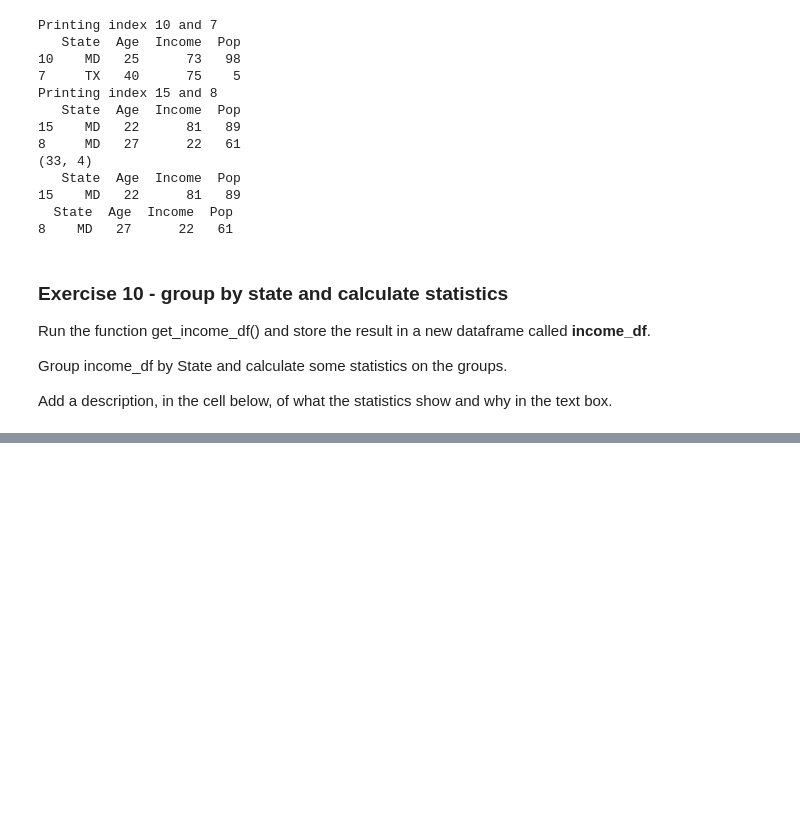
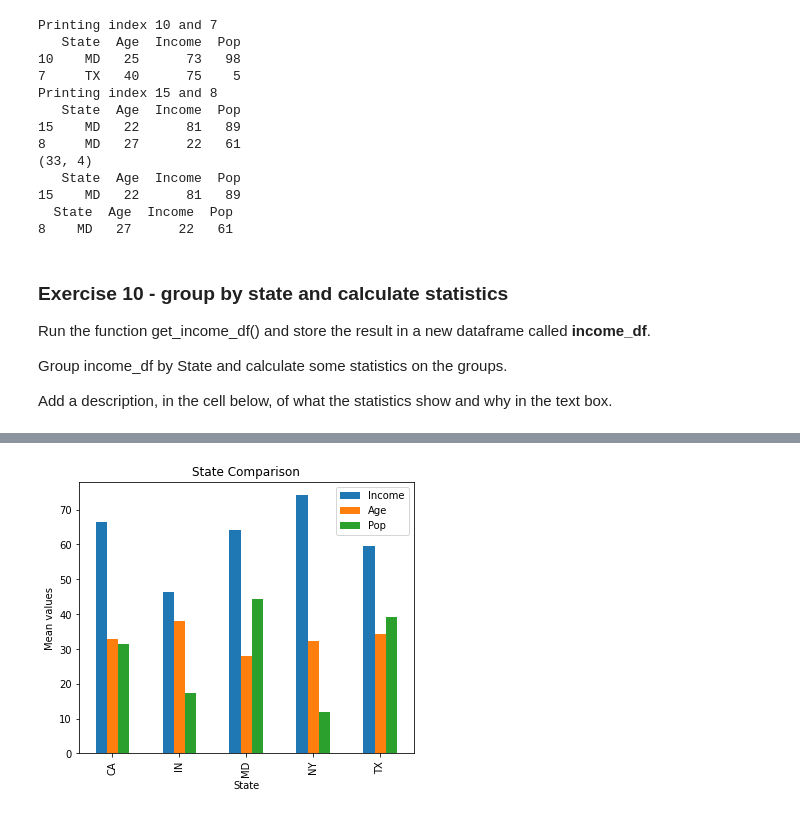
Before and after one commit to njaincode/python_for_data_science, a Jupyter notebook: Wrangle_the_data.ipynb, the cells around one changed output, grey strips where cells are left out. Drawn from its saved outputs; the diff is of its cells as text; code cells hidden in the pictures; blank space fills up the shorter version.

```diff
--- a/Wrangle_the_data.ipynb
+++ b/Wrangle_the_data.ipynb
@@ -544,5 +555,6 @@ Add a description, in the cell below, of what the statistics show and why in the
 # %%
 import pandas as pd
+import matplotlib.pyplot as plt
 
 def clean_state(df):
   # convert the values in the Pop column to numbers of 1000s from actual numbers (rounded)
@@ -585,6 +597,31 @@ def calculate_stat():
   income_df = get_income_df()
 
   # 2. Group income_df by State and calculate some statistics on the groups.
+  # Now the index will be state names
+  df_groupby_state = income_df.groupby('State')
+
+  # To get an overview of stats per state
+  for state, frame in df_groupby_state:
+    print(f"Average age for {state!r}")
+    print("------------------------")
+    print(frame.describe(), end="\n\n")
+
+  df_groupby_state[['Income', 'Age', 'Pop']].mean().plot(kind='bar', title='State Comparison', ylabel='Mean values', xlabel='State', figsize=(6, 5))
+  plt.show()
+
+  # 3. Add a description, in the cell below, of what the statistics show and why in the text box.
+  # Income per person seems to be highest in NY followed by CA.
+  # MD seems to quite populated and younger state
+  # CA has most of its population in 30's.
+  # Income polarity seems to be higher in NY
+
+
+# Please ignore this function (mainly for my learning)
+def calculate_stat1():
+  # 1. Run the function get_income_df() and store the result in a new dataframe called income_df.
+  income_df = get_income_df()
+
+  # 2. Group income_df by State and calculate some statistics on the groups.
   # Just to see what kinda data is in State?
   #for i in income_df['State'].unique():
   #  print(i)
@@ -595,36 +632,72 @@ def calculate_stat():
   #for name, group in income_df.groupby('State'):
   #  print(name, group)
 
+  # Now the index will be state names
   df_groupby_state = income_df.groupby('State')
+
   #for state, frame in df_groupby_state:
   #  print(f"First 2 entries for {state!r}")
   #  print("------------------------")
    # print(frame.head(2), end="\n\n")
 
   # To get a particular group
   #print(df_groupby_state.get_group('TX'))
 
   #for state, frame in df_groupby_state:
   #  print(f"Average age for {state!r}")
   #  print("------------------------")
   #  print(frame['Age'].mean(), end="\n\n")
 
   #print(df_groupby_state.describe())
 
   # To get an overview of stats per state
   #for state, frame in df_groupby_state:
   #  print(f"Average age for {state!r}")
   #  print("------------------------")
   #  print(frame.describe(), end="\n\n")
 
-  state_corr = df_groupby_state.corr()
-  print(state_corr)
-  print(state_corr.describe())
+  # Plot one state data
+  #df_groupby_state.get_group('MD').plot()
+
+  # This plots each key for each state together
+  #df_groupby_state.plot(kind='bar')
+  #plt.show()
+
+  # Have a look at index, its not by State name but as 0,1,2...
+  df_groupby_state_no_idx = income_df.groupby('State', as_index=False) #.apply(display)
+  #print(df_groupby_state_no_idx.info)
+  #for state, frame in df_groupby_state_no_idx:
+   # print(f"First 2 entries for {state!r}")
+   # print("------------------------")
+   # print(frame.head(2), end="\n\n")
+
+  #Does not work plt.bar(df_groupby_state_no_idx['Age'], df_groupby_state_no_idx['Income'])
+
+  # FIXME Learn how to plot all keys using some sort of iteration?
+  # This works
+  #df_groupby_state['Age'].mean().plot(kind='bar', title='Age Comparison', ylabel='Mean Age', xlabel='State', figsize=(6, 5), color="green")
+  # .plot is only plotting the plot, its not gonna show (except for the last plot)
+  # If .show() is not called, only last plot will be shown.
+  #plt.show()
+  #df_groupby_state['Pop'].mean().plot(kind='bar', title='Population Comparison', ylabel='Mean pop', xlabel='State', figsize=(6, 5), color="indigo")
+  #plt.show()
+  #df_groupby_state['Income'].mean().plot(kind='bar', title='Income Comparison', ylabel='Mean income', xlabel='State', figsize=(6, 5), color="orange")
+  #plt.show()
+
+  df_groupby_state[['Income', 'Age', 'Pop']].mean().plot(kind='bar', title='Income Comparison', ylabel='Mean income', xlabel='State', figsize=(6, 5))
+  plt.show()
+
+  # Correlation FIXME Understand how to extract info from it
+  #state_corr = df_groupby_state.corr()
+  #print(state_corr)
+  #print(state_corr.describe())
 
 
   # 3. Add a description, in the cell below, of what the statistics show and why in the text box.
 
 
 
+
 calculate_stat()
 # %% [output]
+[figure, added]
```
Also changed, not shown: parts of 2 cells of this notebook.
